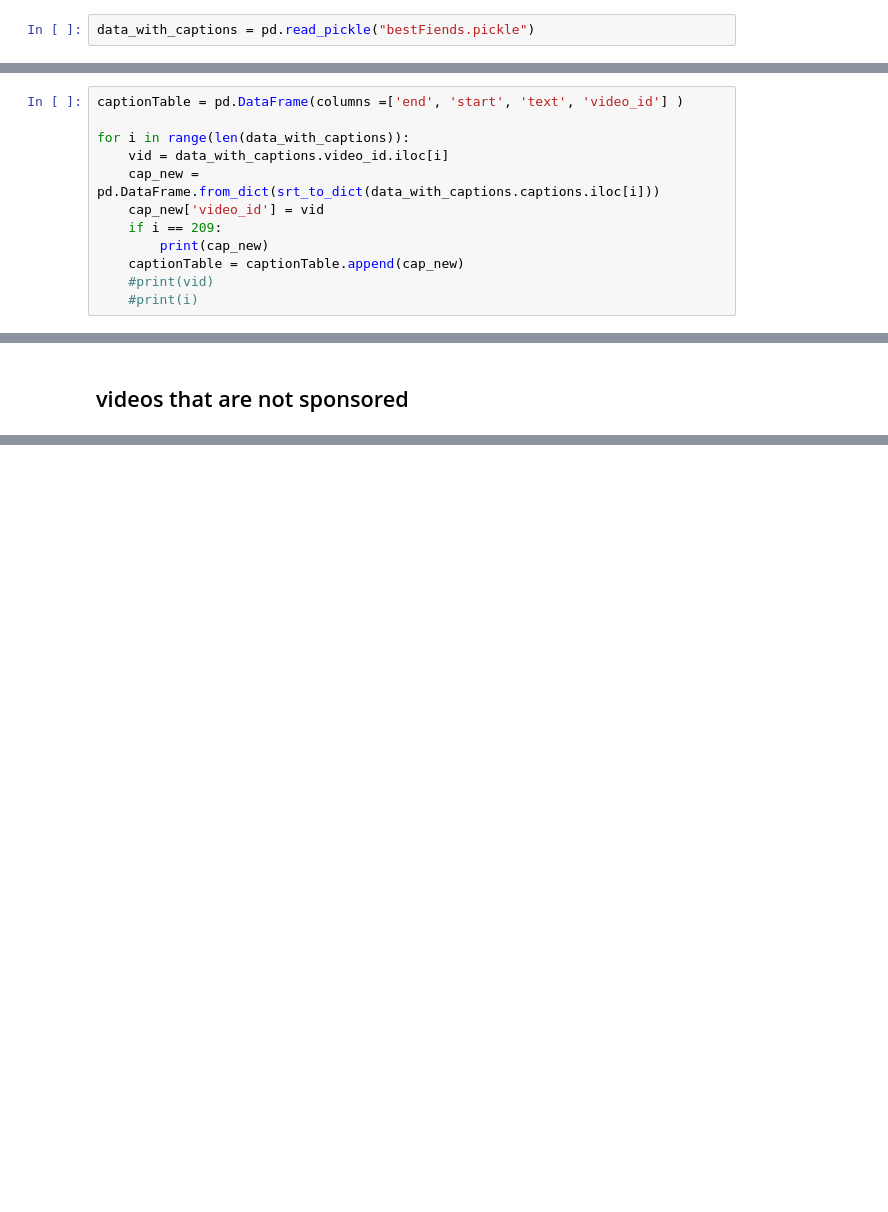
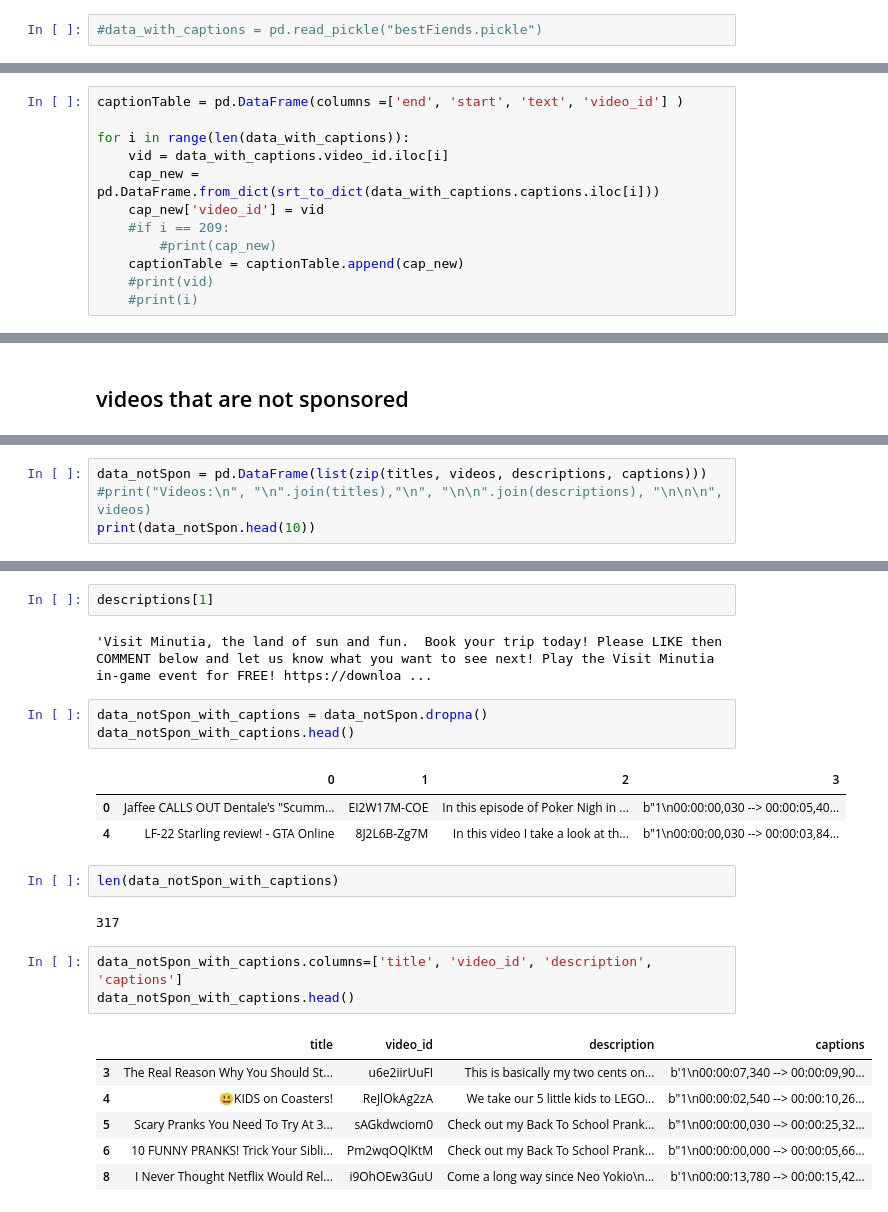
Before and after one commit to ajharry/Insight_Project, a Jupyter notebook: YoutubeBestFiends.ipynb, the cells around one changed output, grey strips where cells are left out. Cells and saved outputs as stored; diff of their text form; blank space fills up the shorter version.

Commit message:
pickles

```diff
--- a/YoutubeBestFiends.ipynb
+++ b/YoutubeBestFiends.ipynb
@@ -362,7 +362,7 @@ data_with_captions.to_csv("bestFiends.csv")
 # %% [markdown]
 # Load pickled file
 # %%
-data_with_captions = pd.read_pickle("bestFiends.pickle")
+#data_with_captions = pd.read_pickle("bestFiends.pickle")
 # %%
 def srt_time_to_seconds(time):
     split_time=time.split(',')
@@ -387,8 +387,8 @@ for i in range(len(data_with_captions)):
     vid = data_with_captions.video_id.iloc[i]
     cap_new = pd.DataFrame.from_dict(srt_to_dict(data_with_captions.captions.iloc[i]))
     cap_new['video_id'] = vid
-    if i == 209:
-        print(cap_new)
+    #if i == 209:
+        #print(cap_new)
     captionTable = captionTable.append(cap_new)
     #print(vid)
     #print(i)
@@ -436,0 +462,4 @@ captionTable.head()
+# %%
+data_notSpon = pd.DataFrame(list(zip(titles, videos, descriptions, captions)))
+#print("Videos:\n", "\n".join(titles),"\n", "\n\n".join(descriptions), "\n\n\n", videos)
+print(data_notSpon.head(10))
@@ -436,0 +487,25 @@ captionTable.head()
+# %%
+descriptions[1]
+# %% [output]
+'Visit Minutia, the land of sun and fun.  Book your trip today! Please LIKE then COMMENT below and let us know what you want to see next! Play the Visit Minutia in-game event for FREE! https://downloa ...
+# %%
+data_notSpon_with_captions = data_notSpon.dropna()
+data_notSpon_with_captions.head()
+# %% [output]
+|  | 0 | 1 | 2 | 3 |
+| 0 | Jaffee CALLS OUT Dentale's "Scumm... | EI2W17M-COE | In this episode of Poker Nigh in ... | b"1\n00:00:00,030 --> 00:00:05,40... |
+| 4 | LF-22 Starling review! - GTA Online | 8J2L6B-Zg7M | In this video I take a look at th... | b"1\n00:00:00,030 --> 00:00:03,84... |
+# %%
+len(data_notSpon_with_captions)
+# %% [output]
+317
+# %%
+data_notSpon_with_captions.columns=['title', 'video_id', 'description', 'captions']
+data_notSpon_with_captions.head()
+# %% [output]
+|  | title | video_id | description | captions |
+| 3 | The Real Reason Why You Should St... | u6e2iirUuFI | This is basically my two cents on... | b'1\n00:00:07,340 --> 00:00:09,90... |
+| 4 | 😃KIDS on Coasters! | ReJlOkAg2zA | We take our 5 little kids to LEGO... | b"1\n00:00:02,540 --> 00:00:10,26... |
+| 5 | Scary Pranks You Need To Try At 3... | sAGkdwciom0 | Check out my Back To School Prank... | b"1\n00:00:00,030 --> 00:00:25,32... |
+| 6 | 10 FUNNY PRANKS! Trick Your Sibli... | Pm2wqOQlKtM | Check out my Back To School Prank... | b"1\n00:00:00,000 --> 00:00:05,66... |
+| 8 | I Never Thought Netflix Would Rel... | i9OhOEw3GuU | Come a long way since Neo Yokio\n... | b'1\n00:00:13,780 --> 00:00:15,42... |
```
Also changed, not shown: parts of 13 cells of this notebook, 8 other files.
